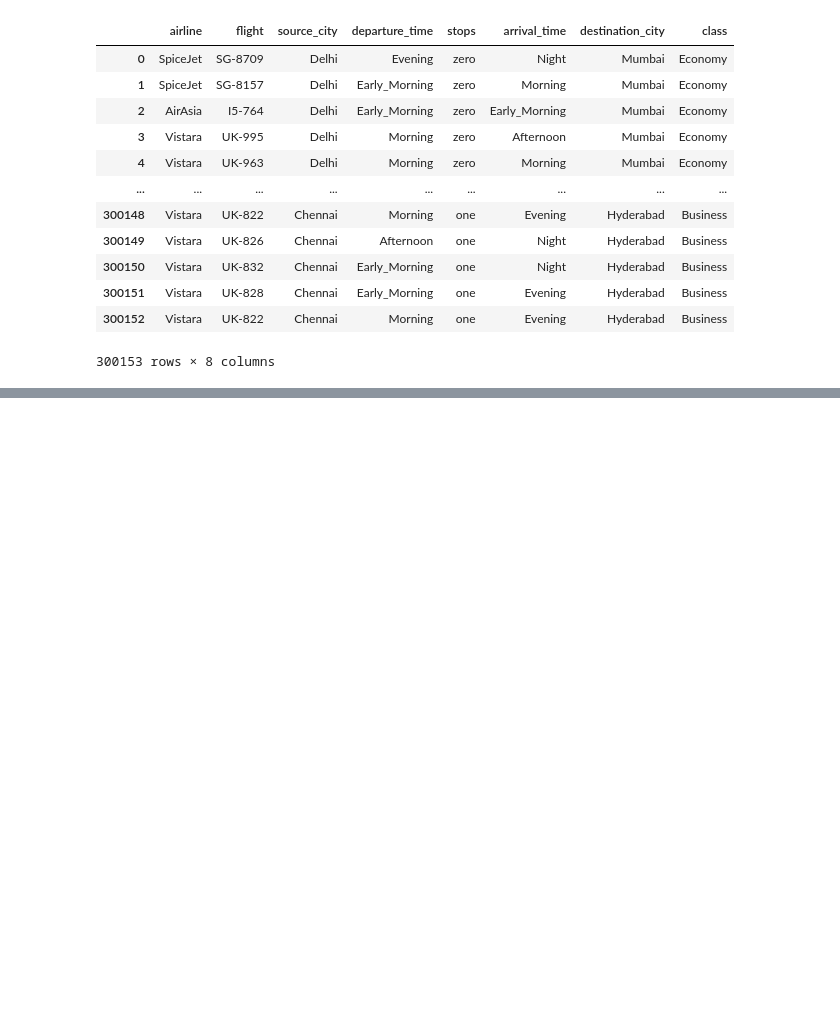
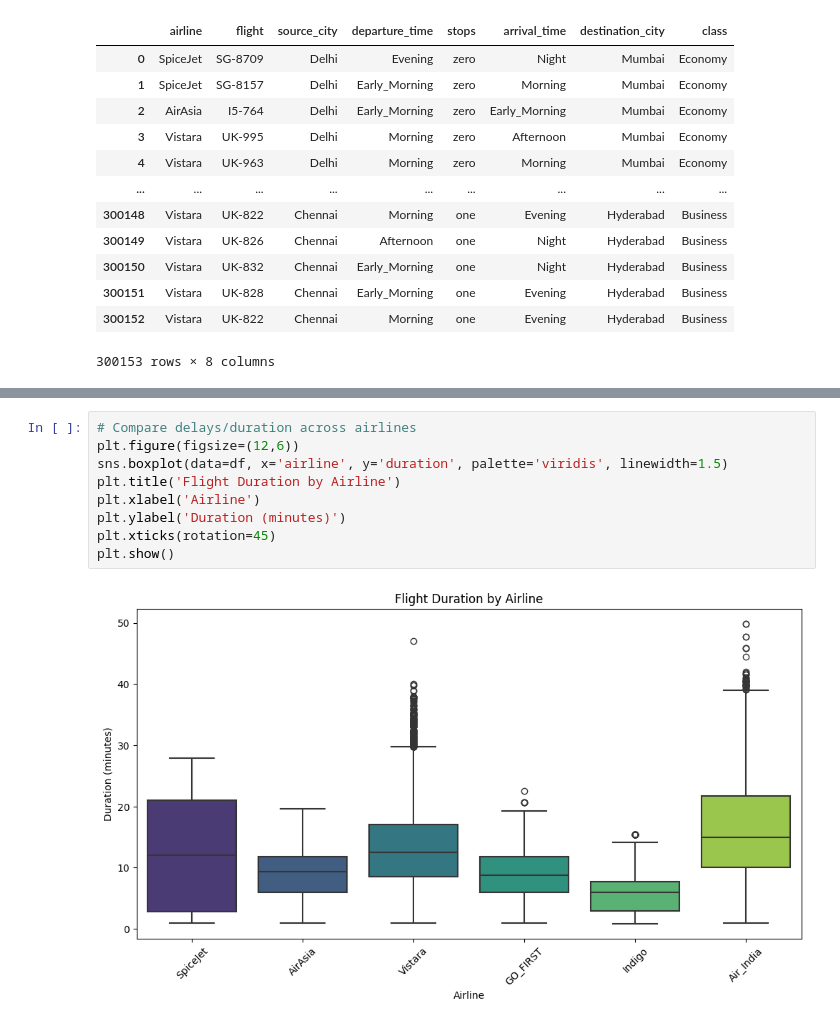
Before and after one commit to dinislamweb/flight_price_prediction, a Jupyter notebook: flight_price_prediction.ipynb, the cells around one changed output, grey strips where cells are left out. Saved outputs shown, nothing was run; the diff lists cells and outputs as text; blank space fills up the shorter version.

```diff
--- a/flight_price_prediction.ipynb
+++ b/flight_price_prediction.ipynb
@@ -231,0 +294,11 @@ categorical_col
+# %%
+# Compare delays/duration across airlines
+plt.figure(figsize=(12,6))
+sns.boxplot(data=df, x='airline', y='duration', palette='viridis', linewidth=1.5)
+plt.title('Flight Duration by Airline')
+plt.xlabel('Airline')
+plt.ylabel('Duration (minutes)')
+plt.xticks(rotation=45)
+plt.show()
+# %% [output]
+[figure, added]
```
Also changed, not shown: parts of 39 cells of this notebook.
